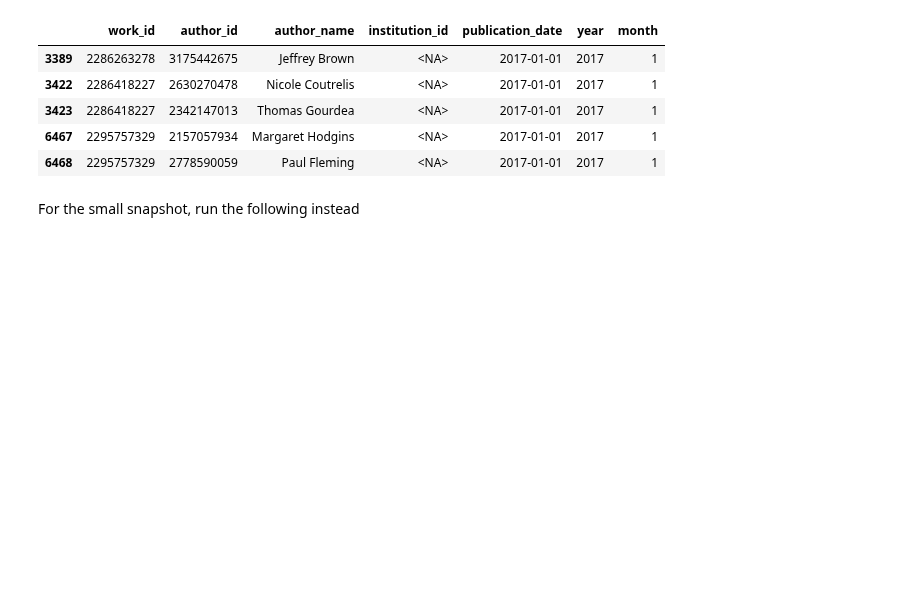
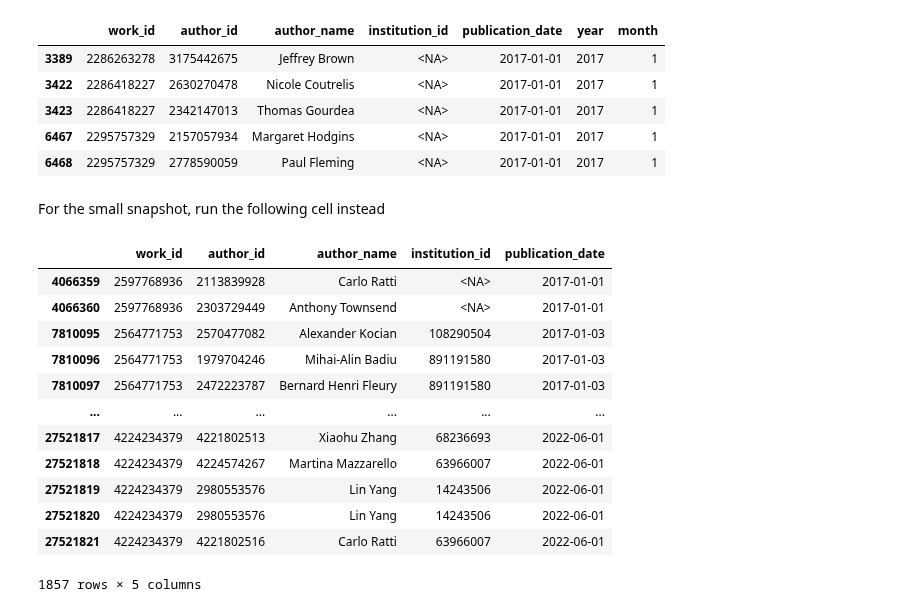
Before and after one commit to satyakisikdar/openalex, a Jupyter notebook: notebooks/author_iou.ipynb, the cells around one changed output. Drawn from its saved outputs; the diff is of its cells as text; code cells hidden in the pictures; blank space fills up the shorter version.

```diff
--- a/notebooks/author_iou.ipynb
+++ b/notebooks/author_iou.ipynb
@@ -48,7 +49,22 @@ display(works_authors_df.head())
 | 6467 | 2295757329 | 2157057934 | Margaret Hodgins | <NA> | 2017-01-01 | 2017 | 1 |
 | 6468 | 2295757329 | 2778590059 | Paul Fleming | <NA> | 2017-01-01 | 2017 | 1 |
 # %% [markdown]
-For the small snapshot, run the following instead
+For the small snapshot, run the following cell instead
 # %%
-works_authors_df = pd.read_parquet('')
+works_authors_df = pd.read_parquet('../data/works_authors_small.parquet')
+works_authors_df
+# %% [output]
+|  | work_id | author_id | author_name | institution_id | publication_date |
+| 4066359 | 2597768936 | 2113839928 | Carlo Ratti | <NA> | 2017-01-01 |
+| 4066360 | 2597768936 | 2303729449 | Anthony Townsend | <NA> | 2017-01-01 |
+| 7810095 | 2564771753 | 2570477082 | Alexander Kocian | 108290504 | 2017-01-03 |
+| 7810096 | 2564771753 | 1979704246 | Mihai-Alin Badiu | 891191580 | 2017-01-03 |
+| 7810097 | 2564771753 | 2472223787 | Bernard Henri Fleury | 891191580 | 2017-01-03 |
+| ... | ... | ... | ... | ... | ... |
+| 27521817 | 4224234379 | 4221802513 | Xiaohu Zhang | 68236693 | 2022-06-01 |
+| 27521818 | 4224234379 | 4224574267 | Martina Mazzarello | 63966007 | 2022-06-01 |
+| 27521819 | 4224234379 | 2980553576 | Lin Yang | 14243506 | 2022-06-01 |
+| 27521820 | 4224234379 | 2980553576 | Lin Yang | 14243506 | 2022-06-01 |
+| 27521821 | 4224234379 | 4221802516 | Carlo Ratti | 63966007 | 2022-06-01 |
+1857 rows × 5 columns
 # %%
```
Also changed, not shown: parts of 14 cells of this notebook.
